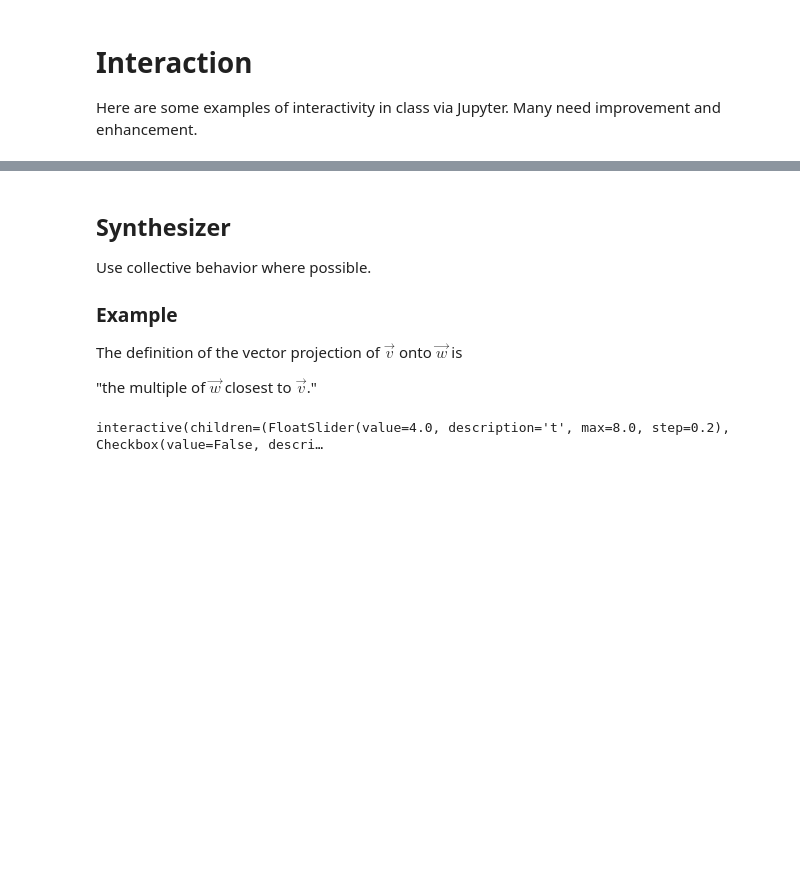
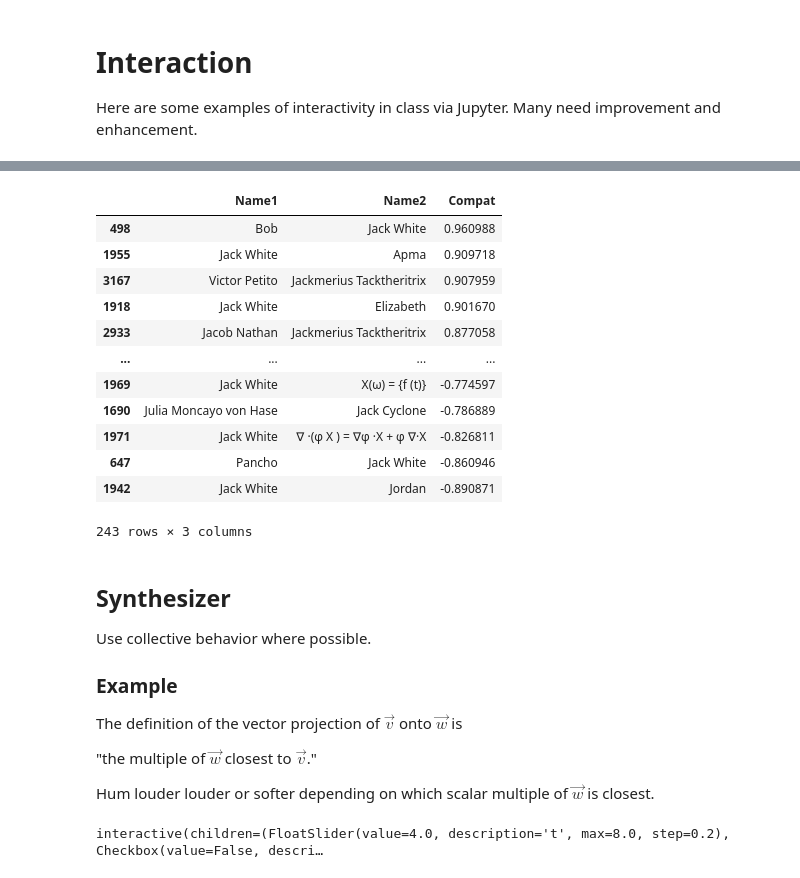
Before and after one commit to drewyoungren/ipynb-demo, a Jupyter notebook: demo.ipynb, the cells around one changed output, grey strips where cells are left out. Drawn from its saved outputs; the diff is of its cells as text; code cells hidden in the pictures; blank space fills up the shorter version.

```diff
--- a/demo.ipynb
+++ b/demo.ipynb
@@ -110,3 +235,21 @@ plt.axis("off");
+# %%
+## Filter on a particular name here.
+mate = "Jack"
+results[results.Name1.str.contains(mate) | results.Name2.str.contains(mate)]
+# %% [output]
+|  | Name1 | Name2 | Compat |
+| 498 | Bob | Jack White | 0.960988 |
+| 1955 | Jack White | Apma | 0.909718 |
+| 3167 | Victor Petito | Jackmerius Tacktheritrix | 0.907959 |
+| 1918 | Jack White | Elizabeth | 0.901670 |
+| 2933 | Jacob Nathan | Jackmerius Tacktheritrix | 0.877058 |
+| ... | ... | ... | ... |
+| 1969 | Jack White | X(ω) = {f (t)} | -0.774597 |
+| 1690 | Julia Moncayo von Hase | Jack Cyclone | -0.786889 |
+| 1971 | Jack White | ∇ ·(φ X ) = ∇φ ·X + φ ∇·X | -0.826811 |
+| 647 | Pancho | Jack White | -0.860946 |
+| 1942 | Jack White | Jordan | -0.890871 |
+243 rows × 3 columns
 # %% [markdown]
 ## Synthesizer
 
@@ -117,6 +260,8 @@ Use collective behavior where possible.
 The definition of the vector projection of $\vec v$ onto $\vec w$ is
 
 "the multiple of $\vec w$ closest to $\vec v$."
+
+Hum louder louder or softer depending on which scalar multiple of $\vec w$ is closest.
 # %%
 @interact
 def _(t=(0.,8,.2),err=False):
```
Also changed, not shown: parts of 26 cells of this notebook, 2 other files.
